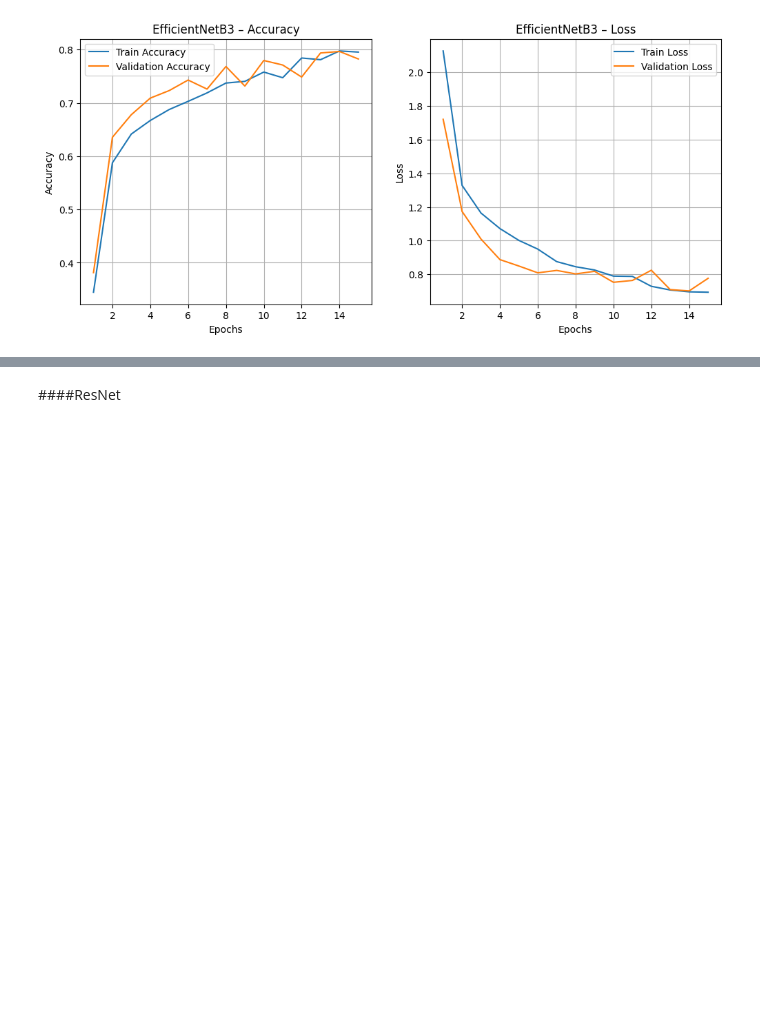
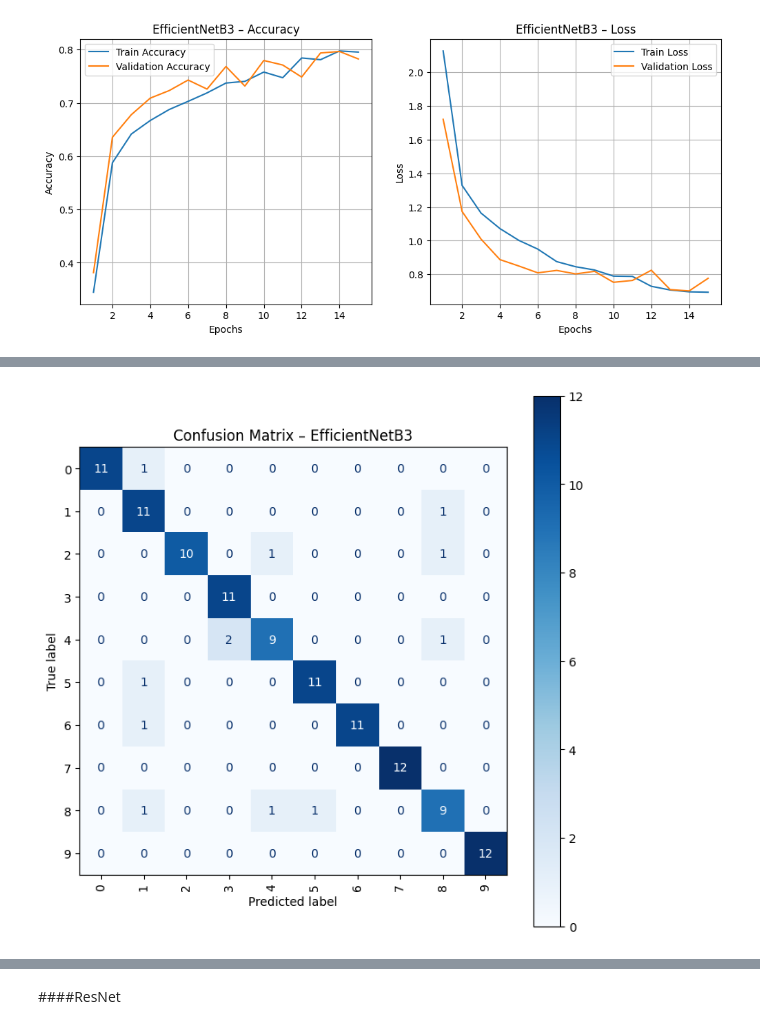
Before and after one commit to khrystynaPeniak/deep-learning-project-multiclass-classification, a Jupyter notebook: mashroom-vision-f.ipynb, the cells around one changed output, grey strips where cells are left out. Saved outputs shown, nothing was run; the diff lists cells and outputs as text; code cells hidden in the pictures; blank space fills up the shorter version.

```diff
--- a/mashroom-vision-f.ipynb
+++ b/mashroom-vision-f.ipynb
@@ -428,3 +532,18 @@ model_b3.save("/content/drive/MyDrive/mashrooms-vision/model-b3-100.keras")
 plot_training_history(history, model_name="EfficientNetB3")
 # %% [output]
 [figure]
+# %%
+loaded_model = tf.keras.models.load_model(
+    "/content/drive/MyDrive/mashrooms-vision/model-b3-100.keras",
+    custom_objects={"preprocess_input": preprocess_input}
+)
+
+labels = sorted(test['Mushroom'].unique())
+
+plot_confusion_matrix(
+    model=loaded_model,
+    dataset=test_ds,
+    class_labels=labels,
+    title="Confusion Matrix – EfficientNetB3"
+)
+# %% [output]
@@ -430,0 +551 @@ plot_training_history(history, model_name="EfficientNetB3")
+[figure, added]
```
Also changed, not shown: parts of 25 cells of this notebook.
